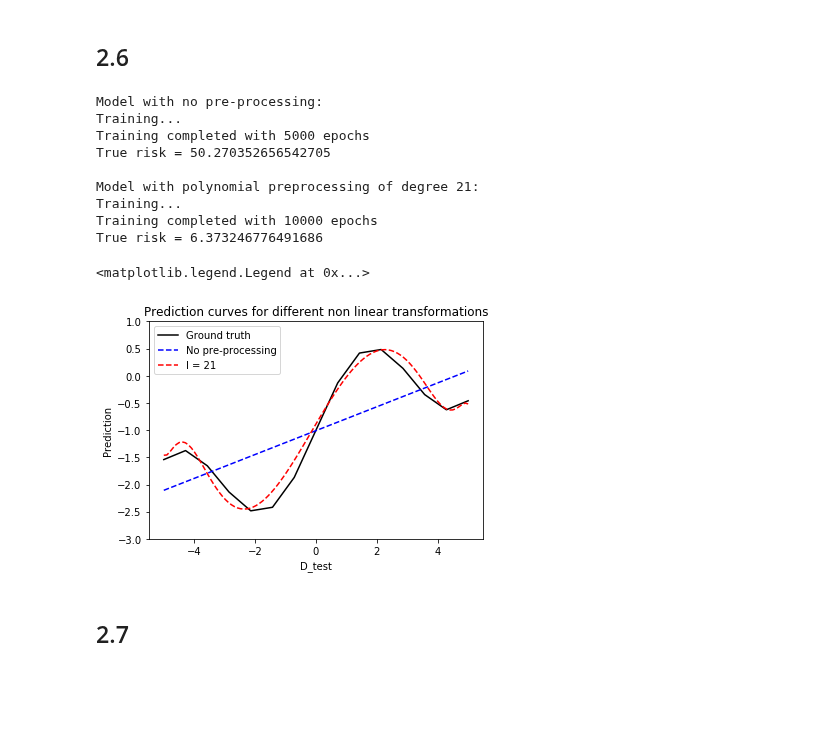
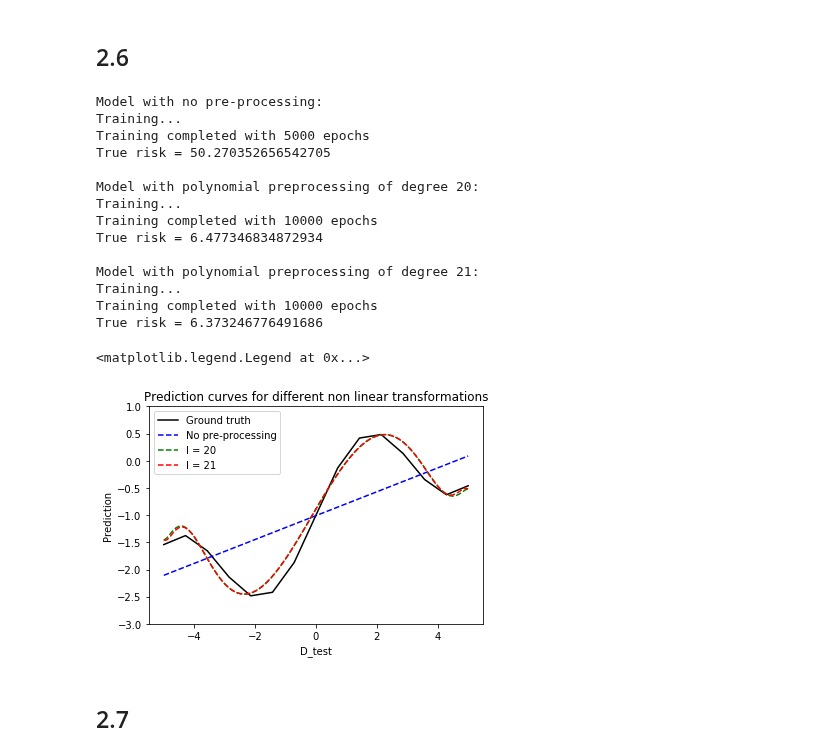
Before and after one commit to marued/IFT6390, a Jupyter notebook: Homeworks/Homework2/Homework2.ipynb, the cells around one changed output. Drawn from its saved outputs; the diff is of its cells as text; code cells hidden in the pictures; blank space fills up the shorter version.

```diff
--- a/Homeworks/Homework2/Homework2.ipynb
+++ b/Homeworks/Homework2/Homework2.ipynb
@@ -562,40 +562,45 @@ print("True risk = {} \n".format(model.empiricalRisk(D_test,h_x(D_test))))
 # model.train(x_hat, h_x(D), 0.01, 0.00001, 5000)
 # # plt.plot(D_test, model.compute_predictions(x_hat_test, h_x(D_test)), 'y--', label = "l = 12")
 # print("True risk = {}\n".format(model.empiricalRisk(x_hat_test,h_x(D_test))))
 
 # print("Model with polynomial preprocessing of degree 15:")
 # x_hat = phi_tf(D,15)
 # x_hat_test = phi_tf(D_test, 15)
 # model.train(x_hat, h_x(D), 0.02, 0.00001, 10000)
 # #plt.plot(D_test, model.compute_predictions(x_hat_test, h_x(D_test)), 'r--', label = "l = 15")
 # print("True risk = {}\n".format(model.empiricalRisk(x_hat_test,h_x(D_test))))
 
-# print("Model with polynomial preprocessing of degree 18:")
-# x_hat = phi_tf(D,18)
-# x_hat_test = phi_tf(D_test, 18)
-# model.train(x_hat, h_x(D), 0.021, 0.00001, 10000)
-# plt.plot(D_test, model.compute_predictions(x_hat_test, h_x(D_test)), 'g--', label = "l = 18")
-# print("True risk = {}\n".format(model.empiricalRisk(x_hat_test,h_x(D_test))))
+print("Model with polynomial preprocessing of degree 20:")
+x_hat = phi_tf(D,20)
+x_hat_test = phi_tf(D_test, 20)
+model.train(x_hat, h_x(D), 0.020, 0.00001, 10000)
+plt.plot(D_test, model.compute_predictions(x_hat_test, h_x(D_test)), 'g--', label = "l = 20")
+print("True risk = {}\n".format(model.empiricalRisk(x_hat_test,h_x(D_test))))
 
 print("Model with polynomial preprocessing of degree 21:")
 x_hat = phi_tf(D,21)
 x_hat_test = phi_tf(D_test, 21)
-model.train(x_hat, h_x(D), 0.0186, 0.0000, 10000)
+model.train(x_hat, h_x(D), 0.0186, 0.000001, 10000)
 plt.plot(D_test, model.compute_predictions(x_hat_test, h_x(D_test)), 'r--', label = "l = 21")
 print("True risk = {}\n".format(model.empiricalRisk(x_hat_test,h_x(D_test))))
 
 plt.legend()
 # %% [output]
 Model with no pre-processing:
 Training...
 Training completed with 5000 epochs
 True risk = 50.270352656542705
 
+Model with polynomial preprocessing of degree 20:
+Training...
+Training completed with 10000 epochs
+True risk = 6.477346834872934
+
 Model with polynomial preprocessing of degree 21:
 Training...
 Training completed with 10000 epochs
 True risk = 6.373246776491686
 <matplotlib.legend.Legend at 0x...>
-[figure, old version]
+[figure, new version]
 # %% [markdown]
 ## 2.7
```
Also changed, not shown: parts of 1 cell of this notebook.
